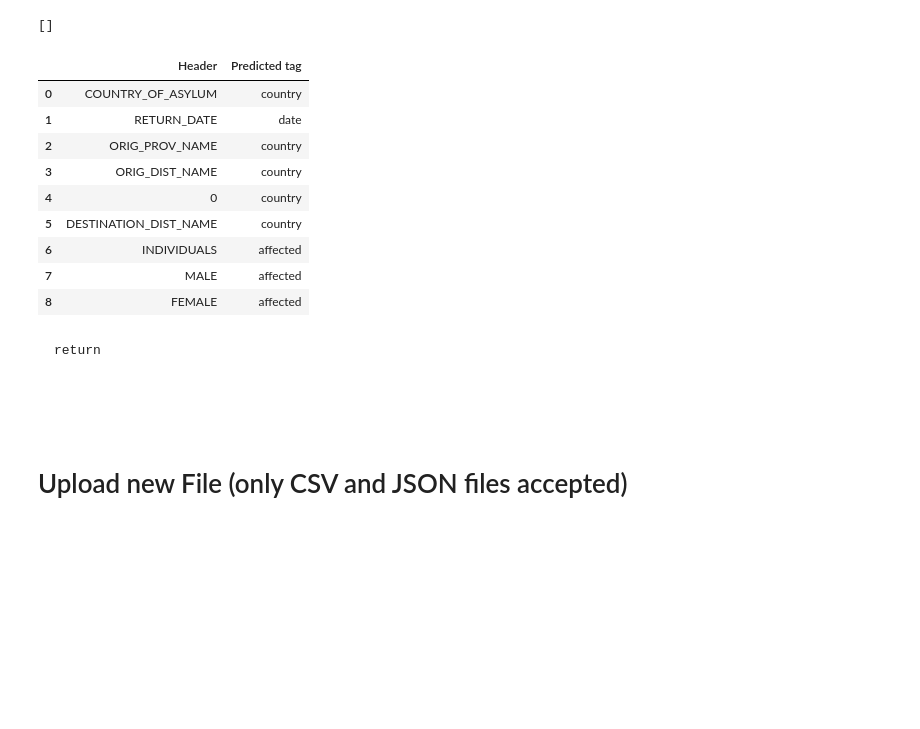
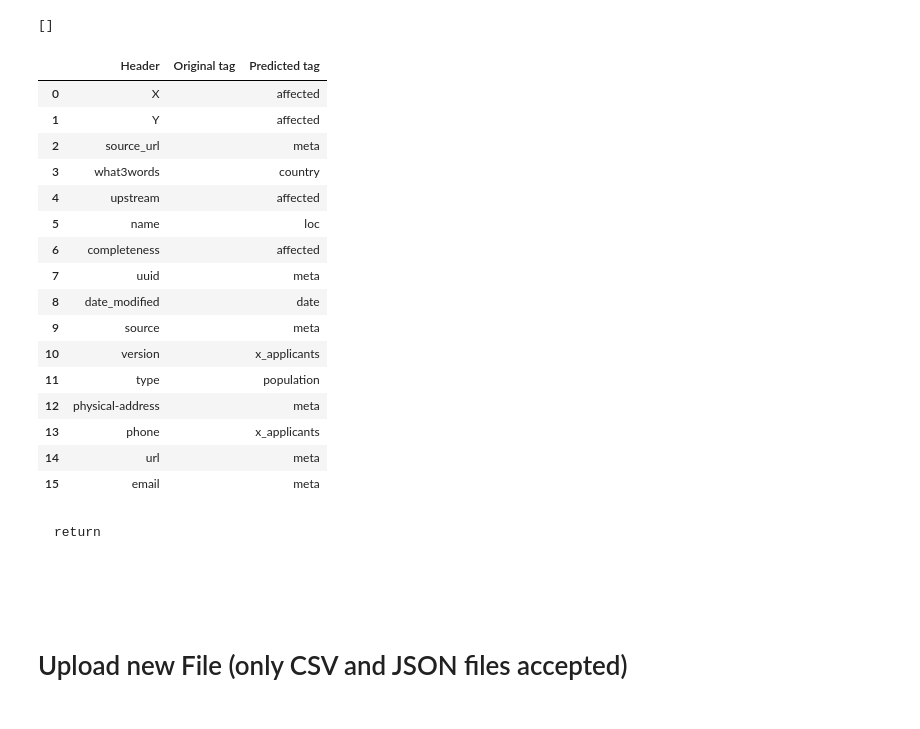
Before and after one commit to humanitarian-data-collaboration/hxl-tag-api, a Jupyter notebook: api/server.ipynb, the cells around one changed output. Cells and saved outputs as stored; diff of their text form; code cells hidden in the pictures; blank space fills up the shorter version.

```diff
--- a/api/server.ipynb
+++ b/api/server.ipynb
@@ -177,6 +177,6 @@ def generate_n_grams(data_lst, n):
     #make sure that n_grams 'refresh' when a new dataset is encountered!!!!
     return list(ngrams(cleaned, n))
 # %%
-input_dataset = pd.read_csv('test_files\\afghan-voluntary-repatriation-2019.csv', na_values=['nan',' nan'])
+input_dataset = pd.read_csv('test_files/palestine.csv', encoding = "ISO-8859-1", na_values=['nan',' nan'])
 input_headers = input_dataset.columns.values
 # input_dataset = input_dataset.rename(columns=input_dataset.iloc[0]).drop(input_dataset.index[0])
@@ -186,21 +195,34 @@ processed_dataset, empty_cols = preprocess(input_dataset,
                                pd.DataFrame(columns=['Header','Data','Relative Column Position','Organization','Index']))
 # %% [output]
 []
+# %%
+na = []
+for i in range(len(processed_dataset)):
+    na.append(' ')
 # %%
 model = pickle.load(open("model.pkl", "rb")) #Model needs be named model.pkl
 output_dataset = pd.DataFrame(data = model.predict(list(processed_dataset['features_combined'])))
 output_dataset.loc[empty_cols,0] = 'No Prediction. Column only had missing values'
 output_dataset.insert(loc=0, column='Header', value=input_headers)
+# output_dataset.insert(loc=1, column='Original tag', value=np.array(input_dataset.iloc[0,:]))
+output_dataset.insert(loc=1, column='Original tag', value=na)
 output_dataset.rename(index=str, columns={0: "Predicted tag"}, inplace=True)
 output_dataset
 # %% [output]
-|  | Header | Predicted tag |
-| 0 | COUNTRY_OF_ASYLUM | country |
-| 1 | RETURN_DATE | date |
-| 2 | ORIG_PROV_NAME | country |
-| 3 | ORIG_DIST_NAME | country |
-| 4 | 0 | country |
-| 5 | DESTINATION_DIST_NAME | country |
-| 6 | INDIVIDUALS | affected |
-| 7 | MALE | affected |
-| 8 | FEMALE | affected |
+|  | Header | Original tag | Predicted tag |
+| 0 | X |  | affected |
+| 1 | Y |  | affected |
+| 2 | source_url |  | meta |
+| 3 | what3words |  | country |
+| 4 | upstream |  | affected |
+| 5 | name |  | loc |
+| 6 | completeness |  | affected |
+| 7 | uuid |  | meta |
+| 8 | date_modified |  | date |
+| 9 | source |  | meta |
+| 10 | version |  | x_applicants |
+| 11 | type |  | population |
+| 12 | physical-address |  | meta |
+| 13 | phone |  | x_applicants |
+| 14 | url |  | meta |
+| 15 | email |  | meta |
```
Also changed, not shown: parts of 9 cells of this notebook, 23 other files.
